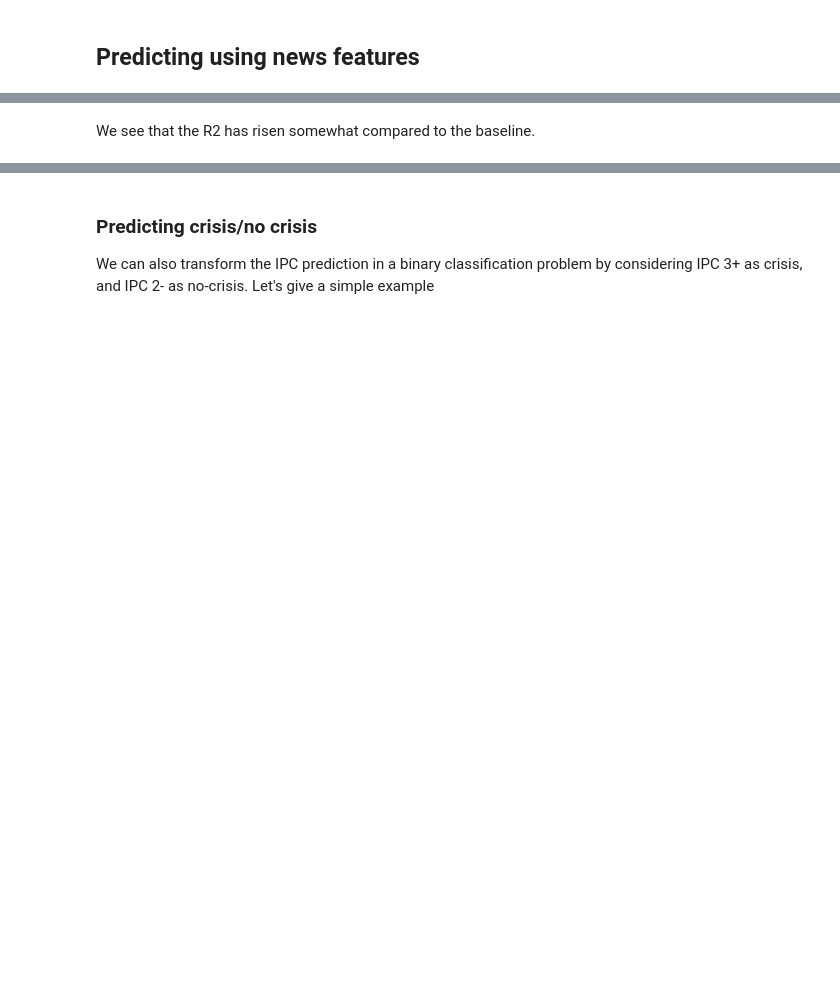
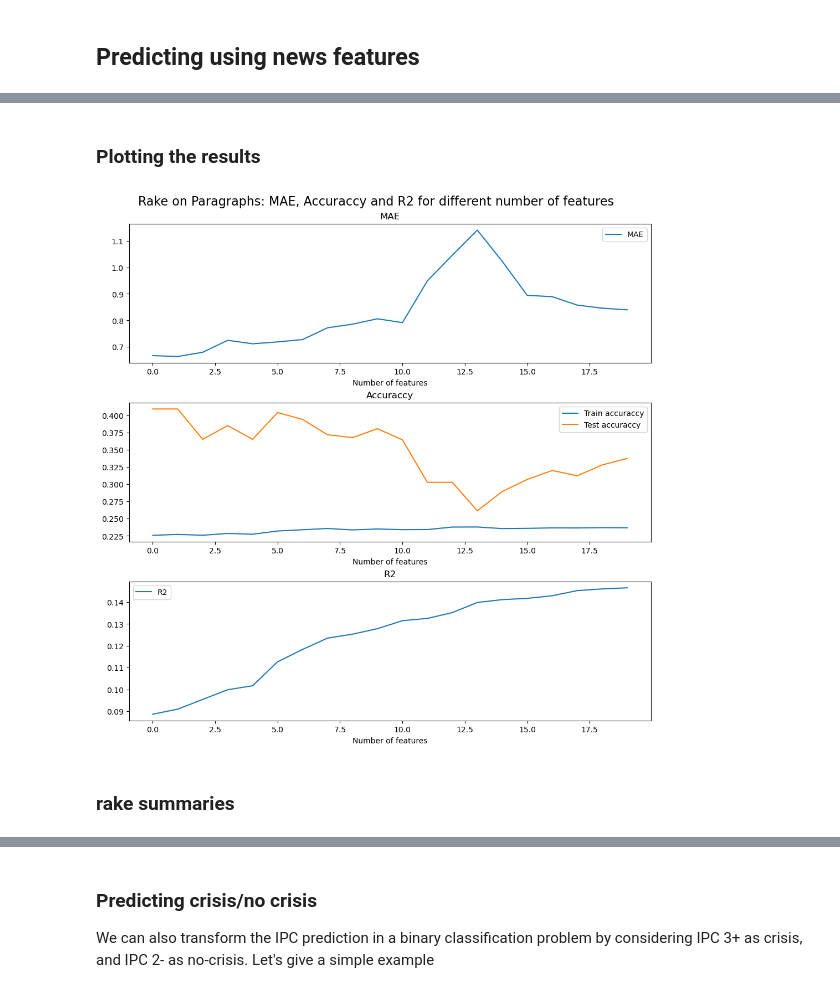
Before and after one commit to GielJW/JBG060-DC3-23-24-public, a Jupyter notebook: predictions.ipynb, the cells around one changed output, grey strips where cells are left out. Saved outputs shown, nothing was run; the diff lists cells and outputs as text; code cells hidden in the pictures; blank space fills up the shorter version.

```diff
--- a/predictions.ipynb
+++ b/predictions.ipynb
@@ -351,8 +421,8 @@ Index(['Unnamed: 0.4', 'Unnamed: 0.3', 'Unnamed: 0.2', 'Unnamed: 0.1',
 # %%
-def create_news_features(columns):
+def create_news_features(input_news_df, columns):
     cols = []
     for column in columns:
-        col = news_df.groupby(["date"])[column].mean()
+        col = input_news_df.groupby(["date"])[column].mean()
         col = col.fillna(0)
         col = col.rolling(3).mean()
         col = col.shift(3)
@@ -384,0 +437,8 @@ news_features.plot(legend=False);
+# %%
+# # country wide news features
+news_features_rp = create_news_features(news_rp_df, [news_rp_df.columns[-20:]])
+news_features_rs = create_news_features(news_rs_df, [news_rs_df.columns[-14:]])
+news_features_yp = create_news_features(news_yp_df, [news_yp_df.columns[-30:]])
+news_features_ys = create_news_features(news_ys_df, [news_ys_df.columns[-38:]])
+print(len(news_features_yp.columns))
+news_features_yp
@@ -402,5 +480,5 @@ news_features.plot(legend=False);
 # %%
-df.sort_index(level=0, inplace=True) # Sort DataFrame by date
-df = df.iloc[df['ipc'].notnull().argmax():].copy() # Drop rows until first notna value in ipc column
-df = df.join(news_features, how="left") # Join df with created news features
-df
+ndf = df.copy()
+ndf.sort_index(level=0, inplace=True) # Sort DataFrame by date
+ndf = ndf.iloc[ndf['ipc'].notnull().argmax():].copy() # Drop rows until first notna value in ipc column
+ndf = ndf.join(news_features_rp, how="left") # Join df with created news features
@@ -558,2 +582,23 @@ Mean R2: 0.03
-# %% [markdown]
-We see that the R2 has risen somewhat compared to the baseline.
+# %% [markdown]
+### Plotting the results
+# %%
+#plot MAE, accuraccy and R2 for different number of features
+figure, axis = plt.subplots(3, 1, figsize=(10, 10), constrained_layout=True)
+axis[0].plot(all_mae_values, label='MAE')
+axis[2].plot(all_r2_values, label='R2')
+axis[1].plot(all_train_accuraccy, label='Train accuraccy')
+axis[1].plot(all_test_accuraccy, label='Test accuraccy')
+axis[0].legend()
+axis[1].legend()
+axis[2].legend()
+axis[0].set_title('MAE')
+axis[1].set_title('Accuraccy')
+axis[2].set_title('R2')
+axis[0].set_xlabel('Number of features')
+axis[1].set_xlabel('Number of features')
+axis[2].set_xlabel('Number of features')
+figure.suptitle('Rake on Paragraphs: MAE, Accuraccy and R2 for different number of features', fontsize=16);
+# %% [output]
+[figure, added]
+# %% [markdown]
+### rake summaries
```
Also changed, not shown: parts of 25 cells of this notebook, 1 other file.
